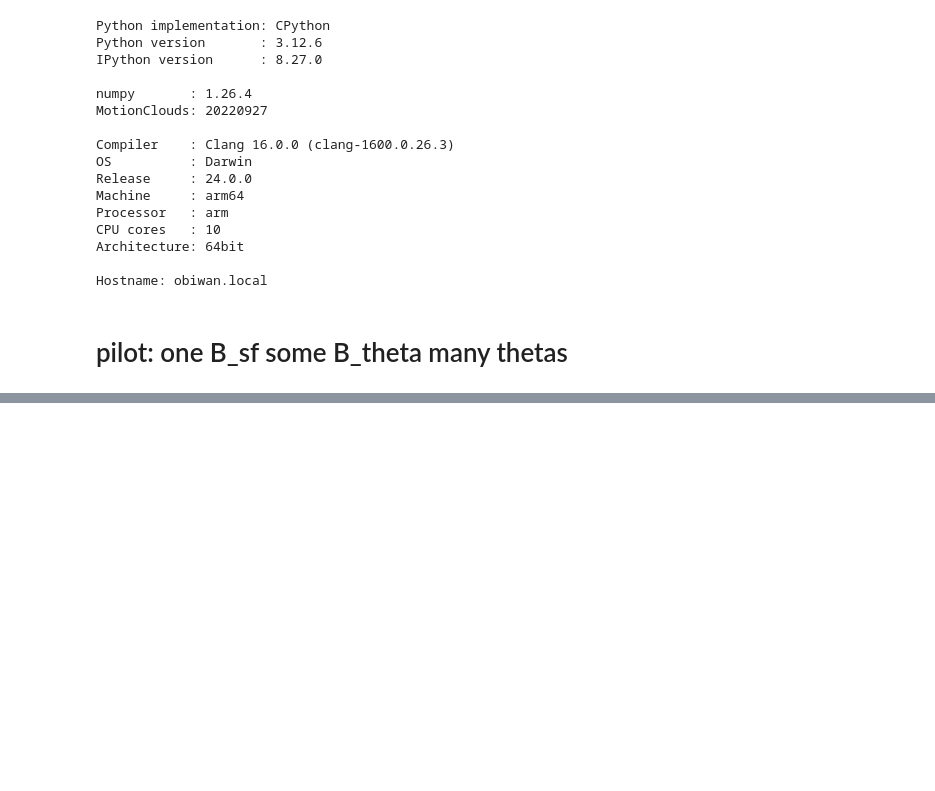
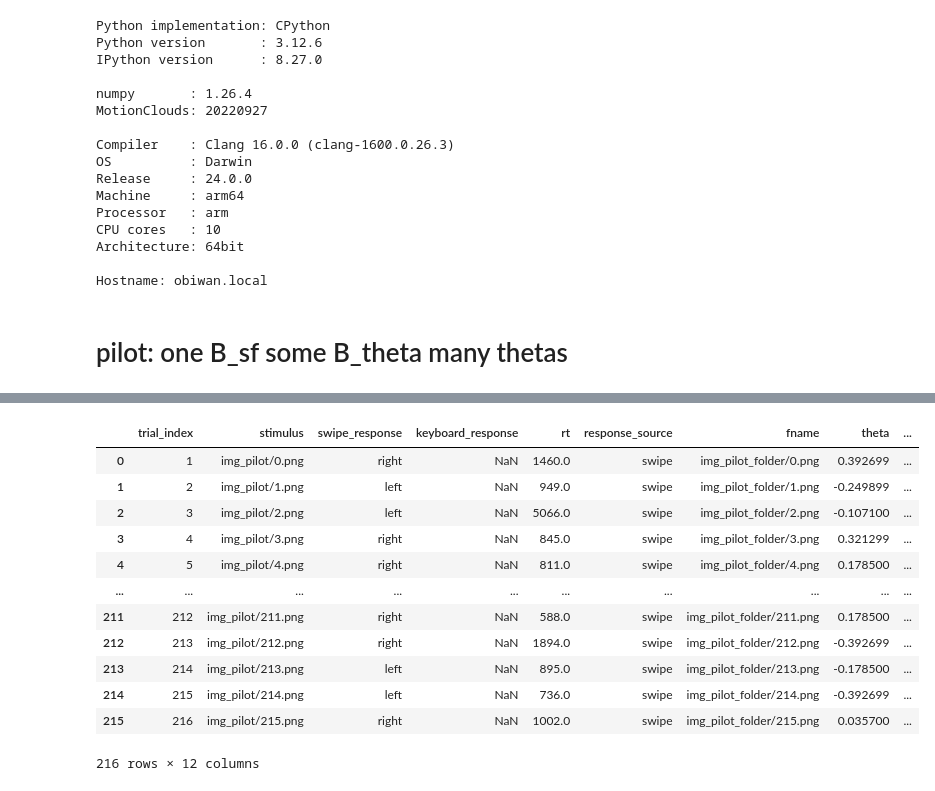
Before and after one commit to laurentperrinet/OEiL_OrientationPrecision, a Jupyter notebook: experiments.ipynb, the cells around one changed output, grey strips where cells are left out. Cells and saved outputs as stored; diff of their text form; code cells hidden in the pictures; blank space fills up the shorter version.

```diff
--- a/experiments.ipynb
+++ b/experiments.ipynb
@@ -135,0 +131,4 @@ all_conditions
+# %%
+parameters.to_json(f'{data_folder}/parameters.json')
+parameters = pd.read_json(f'{data_folder}/parameters.json')
+parameters
@@ -135,0 +272,4 @@ all_conditions
+# %%
+df_results = df[df['trial_type']=='image-swipe-response'][['trial_index', 'stimulus', 'swipe_response', 'keyboard_response', 'rt', 'response_source']]
+df_results = df_results.reset_index(drop=True)
+df_results
@@ -135,0 +306,17 @@ all_conditions
+# %%
+df_results = pd.concat([df_results, parameters], axis=1)
+df_results
+# %% [output]
+|  | trial_index | stimulus | swipe_response | keyboard_response | rt | response_source | fname | theta | ... |
+| 0 | 1 | img_pilot/0.png | right | NaN | 1460.0 | swipe | img_pilot_folder/0.png | 0.392699 | ... |
+| 1 | 2 | img_pilot/1.png | left | NaN | 949.0 | swipe | img_pilot_folder/1.png | -0.249899 | ... |
+| 2 | 3 | img_pilot/2.png | left | NaN | 5066.0 | swipe | img_pilot_folder/2.png | -0.107100 | ... |
+| 3 | 4 | img_pilot/3.png | right | NaN | 845.0 | swipe | img_pilot_folder/3.png | 0.321299 | ... |
+| 4 | 5 | img_pilot/4.png | right | NaN | 811.0 | swipe | img_pilot_folder/4.png | 0.178500 | ... |
+| ... | ... | ... | ... | ... | ... | ... | ... | ... | ... |
+| 211 | 212 | img_pilot/211.png | right | NaN | 588.0 | swipe | img_pilot_folder/211.png | 0.178500 | ... |
+| 212 | 213 | img_pilot/212.png | right | NaN | 1894.0 | swipe | img_pilot_folder/212.png | -0.392699 | ... |
+| 213 | 214 | img_pilot/213.png | left | NaN | 895.0 | swipe | img_pilot_folder/213.png | -0.178500 | ... |
+| 214 | 215 | img_pilot/214.png | left | NaN | 736.0 | swipe | img_pilot_folder/214.png | -0.392699 | ... |
+| 215 | 216 | img_pilot/215.png | right | NaN | 1002.0 | swipe | img_pilot_folder/215.png | 0.035700 | ... |
+216 rows × 12 columns
```
Also changed, not shown: parts of 32 cells of this notebook.
